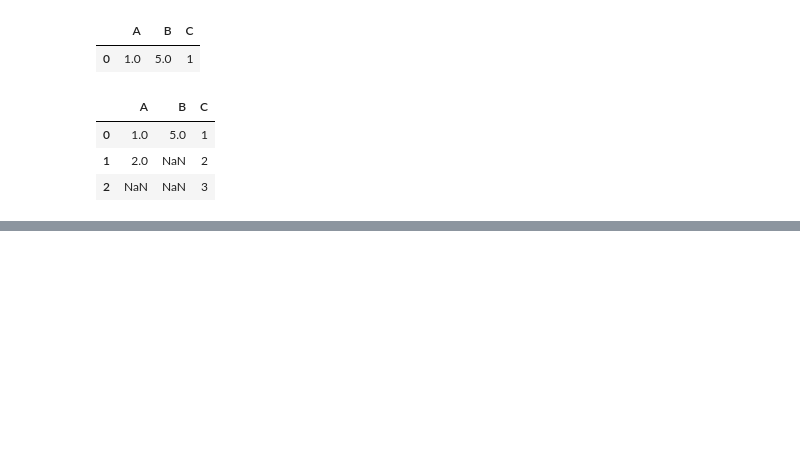
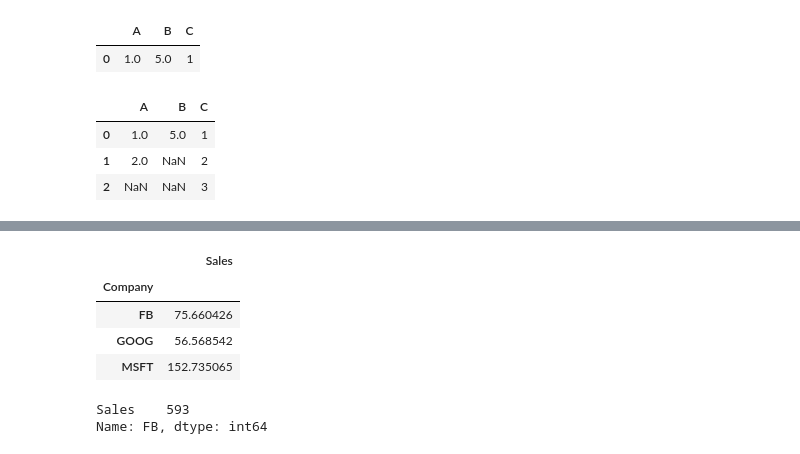
Before and after one commit to rishindrareddy/python-data-science, a Jupyter notebook: pandas/pandas-dataFrame.ipynb, the cells around one changed output, grey strips where cells are left out. Cells and saved outputs as stored; diff of their text form; code cells hidden in the pictures; blank space fills up the shorter version.

```diff
--- a/pandas/pandas-dataFrame.ipynb
+++ b/pandas/pandas-dataFrame.ipynb
@@ -425,0 +475,13 @@ df = dfm
+# %%
+comp.std()
+# %% [output]
+|  | Sales |
+| Company |  |
+| FB | 75.660426 |
+| GOOG | 56.568542 |
+| MSFT | 152.735065 |
+# %%
+comp.sum().loc['FB']
+# %% [output]
+Sales    593
+Name: FB, dtype: int64
```
Also changed, not shown: parts of 10 cells of this notebook.
